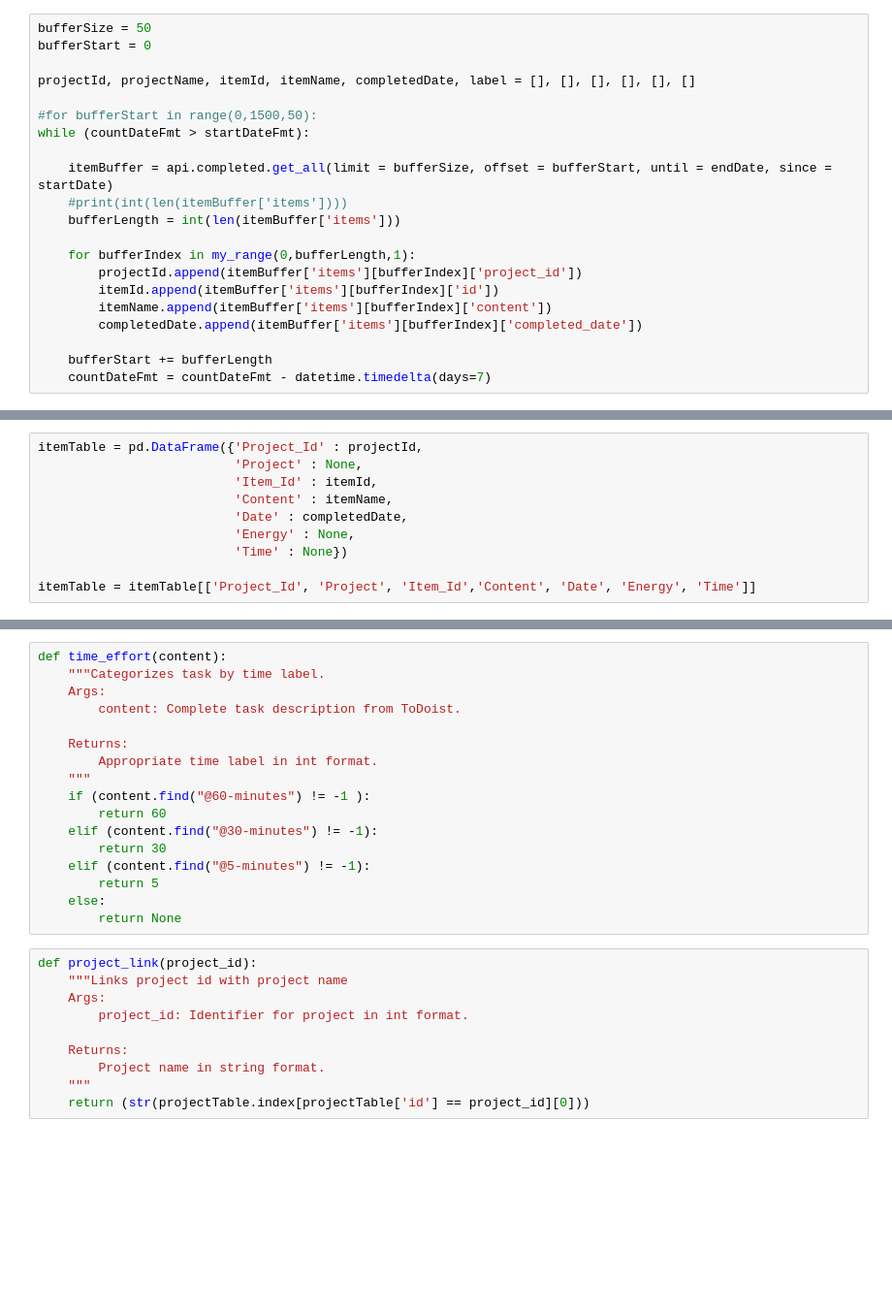
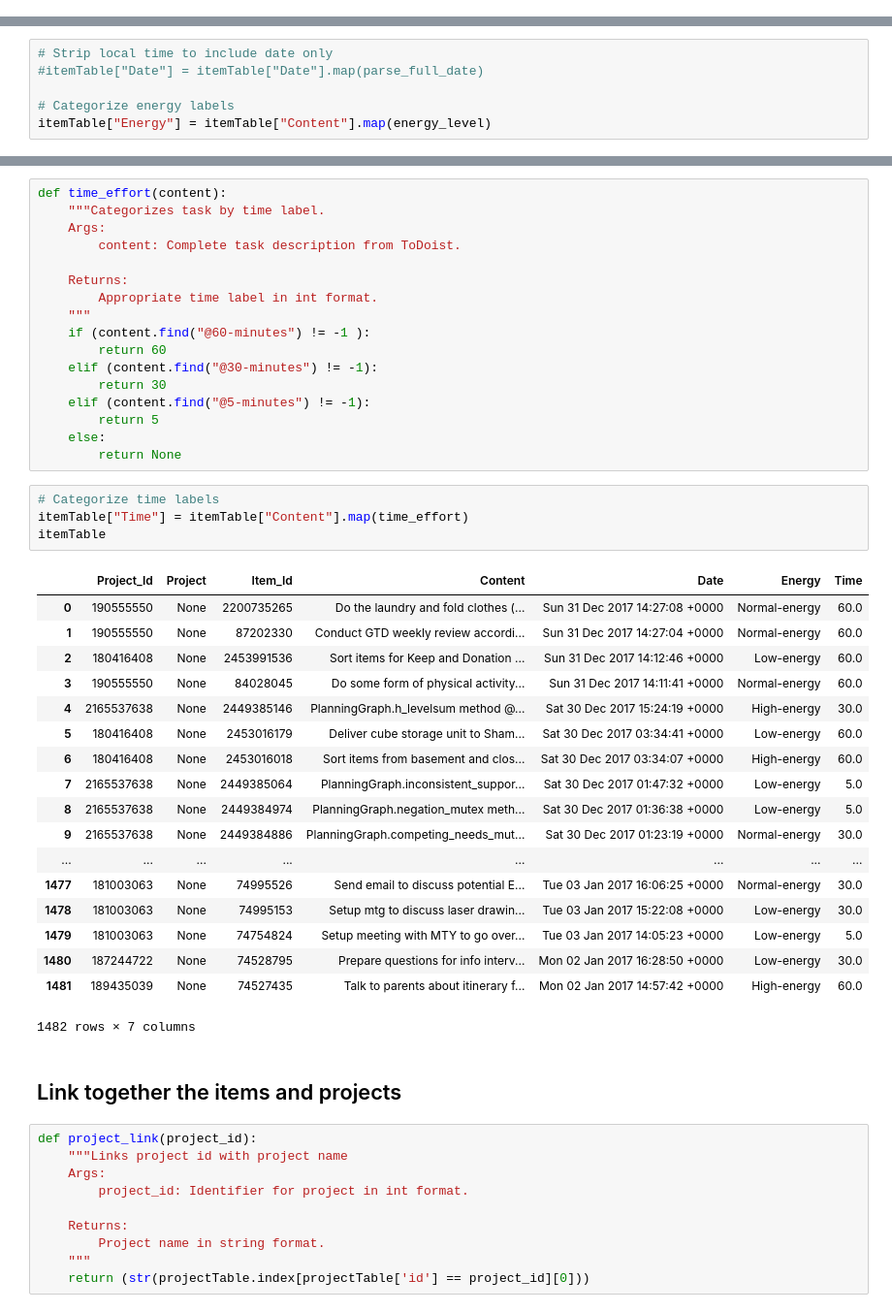
Before and after one commit to vijai747/ToDoistDashboard, a Jupyter notebook: ToDoist API Dashboard.ipynb, the cells around one changed output, grey strips where cells are left out. Shown at 97% size. Cells and saved outputs as stored; diff of their text form; blank space fills up the shorter version.

Commit message:
Remove superfluous content between notebook and data_download_* files.

```diff
--- a/ToDoist API Dashboard.ipynb
+++ b/ToDoist API Dashboard.ipynb
@@ -99,21 +22,0 @@ print (countDateFmt - datetime.timedelta(days=7))
-# %%
-bufferSize = 50
-bufferStart = 0
-
-projectId, projectName, itemId, itemName, completedDate, label = [], [], [], [], [], []
-
-#for bufferStart in range(0,1500,50):
-while (countDateFmt > startDateFmt):
-
-    itemBuffer = api.completed.get_all(limit = bufferSize, offset = bufferStart, until = endDate, since = startDate)
-    #print(int(len(itemBuffer['items'])))
-    bufferLength = int(len(itemBuffer['items']))
-
-    for bufferIndex in my_range(0,bufferLength,1):
-        projectId.append(itemBuffer['items'][bufferIndex]['project_id'])
-        itemId.append(itemBuffer['items'][bufferIndex]['id'])
-        itemName.append(itemBuffer['items'][bufferIndex]['content'])
-        completedDate.append(itemBuffer['items'][bufferIndex]['completed_date'])
-
-    bufferStart += bufferLength
-    countDateFmt = countDateFmt - datetime.timedelta(days=7)
@@ -122,10 +22,0 @@ print (len(projectId))
-# %%
-itemTable = pd.DataFrame({'Project_Id' : projectId,
-                          'Project' : None,
-                          'Item_Id' : itemId,
-                          'Content' : itemName,
-                          'Date' : completedDate,
-                          'Energy' : None,
-                          'Time' : None})
-
-itemTable = itemTable[['Project_Id', 'Project', 'Item_Id','Content', 'Date', 'Energy', 'Time']]
@@ -193,3 +104,9 @@ def energy_level(content):
         return "Low-energy"
     else:
         return None
+# %%
+# Strip local time to include date only
+#itemTable["Date"] = itemTable["Date"].map(parse_full_date)
+
+# Categorize energy labels
+itemTable["Energy"] = itemTable["Content"].map(energy_level)
@@ -210,6 +129,31 @@ def time_effort(content):
         return 5
     else:
         return None
+# %%
+# Categorize time labels
+itemTable["Time"] = itemTable["Content"].map(time_effort)
+itemTable
+# %% [output]
+|  | Project_Id | Project | Item_Id | Content | Date | Energy | Time |
+| 0 | 190555550 | None | 2200735265 | Do the laundry and fold clothes (... | Sun 31 Dec 2017 14:27:08 +0000 | Normal-energy | 60.0 |
+| 1 | 190555550 | None | 87202330 | Conduct GTD weekly review accordi... | Sun 31 Dec 2017 14:27:04 +0000 | Normal-energy | 60.0 |
+| 2 | 180416408 | None | 2453991536 | Sort items for Keep and Donation ... | Sun 31 Dec 2017 14:12:46 +0000 | Low-energy | 60.0 |
+| 3 | 190555550 | None | 84028045 | Do some form of physical activity... | Sun 31 Dec 2017 14:11:41 +0000 | Normal-energy | 60.0 |
+| 4 | 2165537638 | None | 2449385146 | PlanningGraph.h_levelsum method @... | Sat 30 Dec 2017 15:24:19 +0000 | High-energy | 30.0 |
+| 5 | 180416408 | None | 2453016179 | Deliver cube storage unit to Sham... | Sat 30 Dec 2017 03:34:41 +0000 | Low-energy | 60.0 |
+| 6 | 180416408 | None | 2453016018 | Sort items from basement and clos... | Sat 30 Dec 2017 03:34:07 +0000 | High-energy | 60.0 |
+| 7 | 2165537638 | None | 2449385064 | PlanningGraph.inconsistent_suppor... | Sat 30 Dec 2017 01:47:32 +0000 | Low-energy | 5.0 |
+| 8 | 2165537638 | None | 2449384974 | PlanningGraph.negation_mutex meth... | Sat 30 Dec 2017 01:36:38 +0000 | Low-energy | 5.0 |
+| 9 | 2165537638 | None | 2449384886 | PlanningGraph.competing_needs_mut... | Sat 30 Dec 2017 01:23:19 +0000 | Normal-energy | 30.0 |
+| ... | ... | ... | ... | ... | ... | ... | ... |
+| 1477 | 181003063 | None | 74995526 | Send email to discuss potential E... | Tue 03 Jan 2017 16:06:25 +0000 | Normal-energy | 30.0 |
+| 1478 | 181003063 | None | 74995153 | Setup mtg to discuss laser drawin... | Tue 03 Jan 2017 15:22:08 +0000 | Low-energy | 30.0 |
+| 1479 | 181003063 | None | 74754824 | Setup meeting with MTY to go over... | Tue 03 Jan 2017 14:05:23 +0000 | Low-energy | 5.0 |
+| 1480 | 187244722 | None | 74528795 | Prepare questions for info interv... | Mon 02 Jan 2017 16:28:50 +0000 | Low-energy | 30.0 |
+| 1481 | 189435039 | None | 74527435 | Talk to parents about itinerary f... | Mon 02 Jan 2017 14:57:42 +0000 | High-energy | 60.0 |
+1482 rows × 7 columns
+# %% [markdown]
+## Link together the items and projects
 # %%
 def project_link(project_id):
     """Links project id with project name
```
Also changed, not shown: parts of 26 cells of this notebook.
